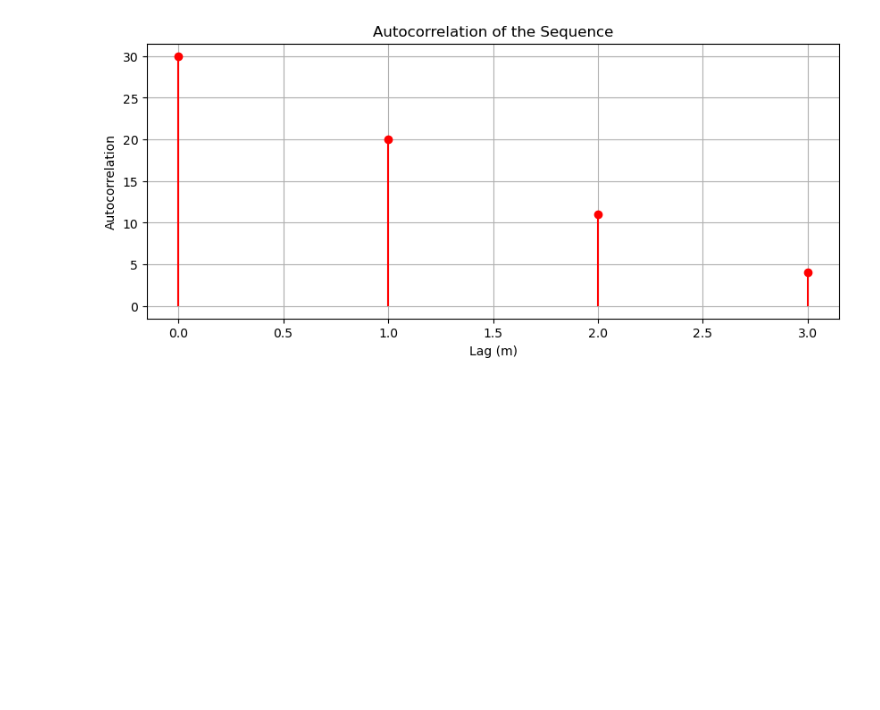
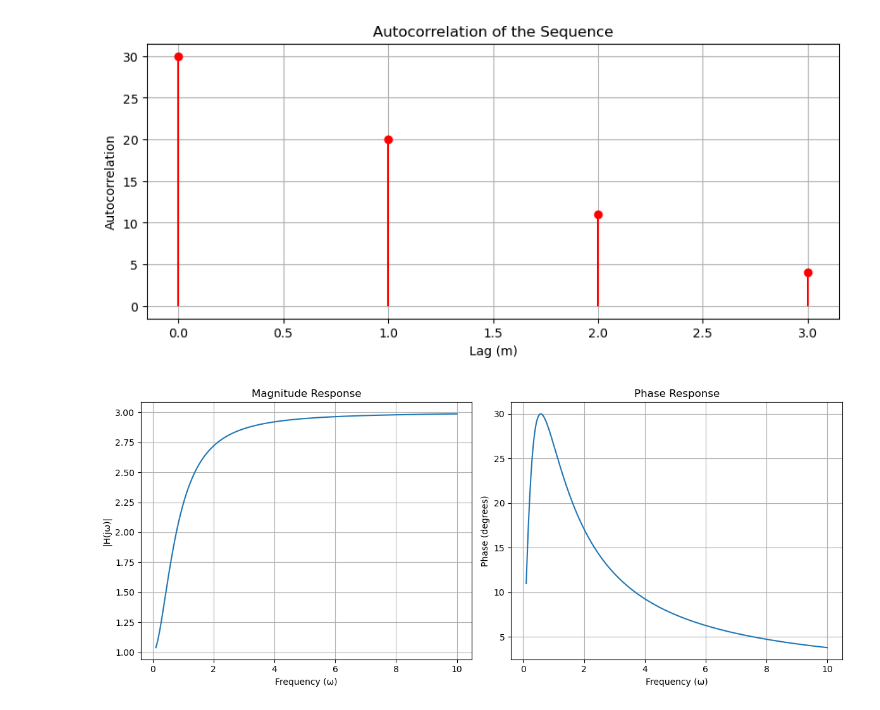
Before and after one commit to ashikurrahmanbhuiyan/dsp_lab, a Jupyter notebook: dsp.ipynb, the cells around one changed output. Cells and saved outputs as stored; diff of their text form; code cells hidden in the pictures; blank space fills up the shorter version.

```diff
--- a/dsp.ipynb
+++ b/dsp.ipynb
@@ -56,3 +58,50 @@ plt.grid(True)
 plt.show()
 # %% [output]
 [figure]
+# %%
+#finding the magnitude and phase response of system described by system function H(s).
+import numpy as np
+import matplotlib.pyplot as plt
+
+def system_function(s, b_coeff, a_coeff):
+    # Calculate H(s) as (b[0] + b[1]*s + b[2]*s^2) / (a[0] + a[1]*s + a[2]*s^2)
+    numerator = sum(b * s**i for i, b in enumerate(b_coeff))
+    denominator = sum(a * s**i for i, a in enumerate(a_coeff))
+    return numerator / denominator
+
+# Define system coefficients for H(s) = (b0 + b1 * s + b2 * s^2) / (a0 + a1 * s + a2 * s^2)
+b_coeff = [1, 5, 6]  # Replace with your system's numerator coefficients
+a_coeff = [1, 3, 2]  # Replace with your system's denominator coefficients
+
+# Frequency range for analysis (omega values)
+omega = np.linspace(0.1, 10, 500)
+s = 1j * omega
+
+# Compute H(jw)
+H = np.array([system_function(si, b_coeff, a_coeff) for si in s])
+
+# Magnitude and phase
+magnitude = np.abs(H)
+phase = np.angle(H)
+
+# Plot magnitude response
+plt.figure(figsize=(12, 5))
+plt.subplot(1, 2, 1)
+plt.plot(omega, magnitude)
+plt.xlabel('Frequency (ω)')
+plt.ylabel('|H(jω)|')
+plt.title('Magnitude Response')
+plt.grid(True)
+
+# Plot phase response
+plt.subplot(1, 2, 2)
+plt.plot(omega, np.degrees(phase))  # Convert phase to degrees
+plt.xlabel('Frequency (ω)')
+plt.ylabel('Phase (degrees)')
+plt.title('Phase Response')
+plt.grid(True)
+
+plt.tight_layout()
+plt.show()
+# %% [output]
+[figure, added]
```
Also changed, not shown: parts of 6 cells of this notebook.
